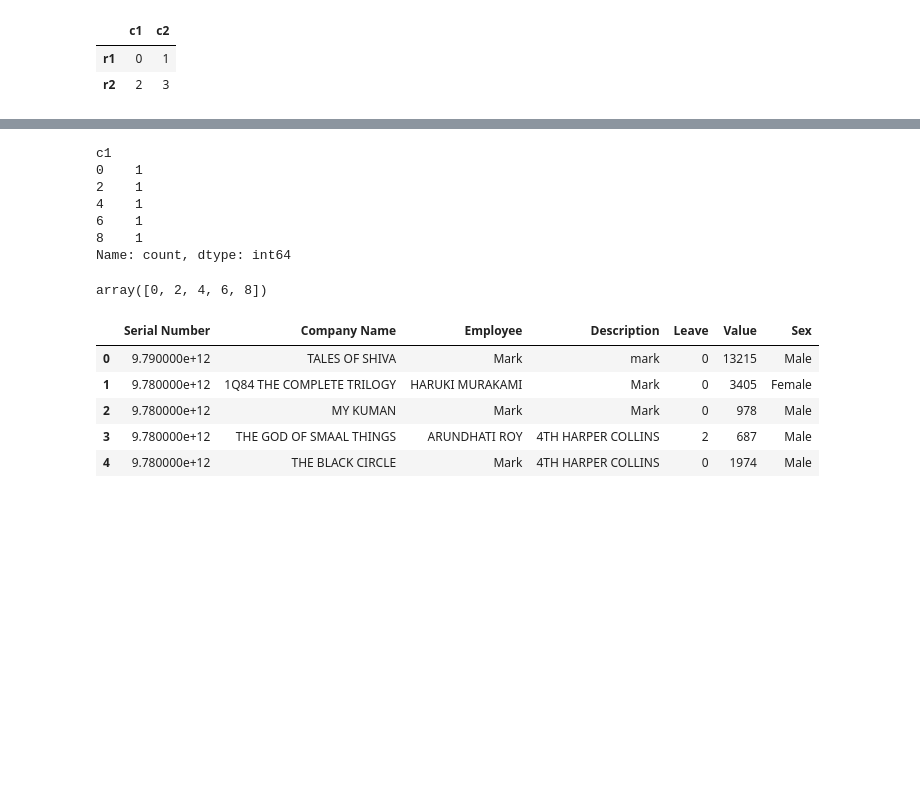
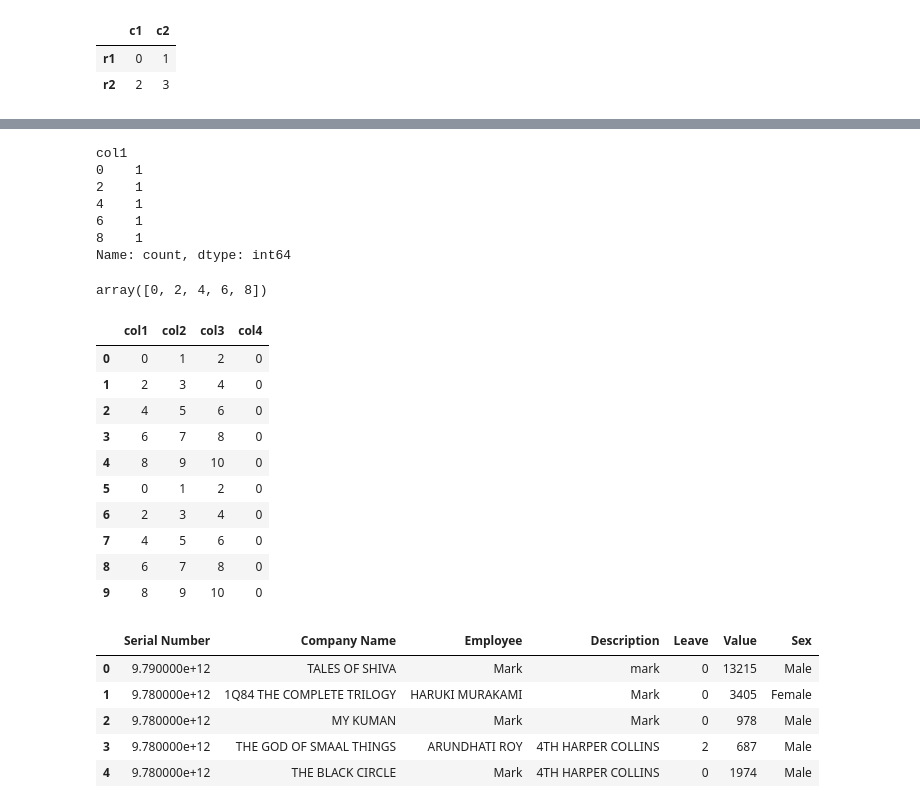
Before and after one commit to sivasb1019/Machine-Learning, a Jupyter notebook: pandas/1_SeriesAndDataFrame.ipynb, the cells around one changed output, grey strips where cells are left out. Drawn from its saved outputs; the diff is of its cells as text; code cells hidden in the pictures; blank space fills up the shorter version.

```diff
--- a/pandas/1_SeriesAndDataFrame.ipynb
+++ b/pandas/1_SeriesAndDataFrame.ipynb
@@ -110,0 +167,4 @@ array([[0, 1],
+# %%
+# To change the datatype of the column
+df["col2"] = df["col2"].astype(float)
+df
@@ -117 +185,5 @@ c2    0
 dtype: int64
+# %%
+df["col4"] = None
+df.fillna(value=0, inplace=True)
+df
@@ -117,0 +197,7 @@ dtype: int64
+# %%
+# To fill the null values in all columns
+df.fillna(value=0, inplace=True)
+# %%
+# To fill the null values in a specific columns
+df["col4"].fillna(0, inplace=True)
+df
@@ -118,8 +227,8 @@ dtype: int64
 # %%
 # To find number of times a value is present in the column
-df["c1"].value_counts()
+df["col1"].value_counts()
 # %% [output]
-c1
+col1
 0    1
 2    1
 4    1
@@ -132,5 +241,21 @@ df["c1"].unique()
 # %% [output]
 array([0, 2, 4, 6, 8])
+# %%
+# To combine two dataframes
+df2 = df
+pd.concat([df, df2], ignore_index=True)
+# %% [output]
+|  | col1 | col2 | col3 | col4 |
+| 0 | 0 | 1 | 2 | 0 |
+| 1 | 2 | 3 | 4 | 0 |
+| 2 | 4 | 5 | 6 | 0 |
+| 3 | 6 | 7 | 8 | 0 |
+| 4 | 8 | 9 | 10 | 0 |
+| 5 | 0 | 1 | 2 | 0 |
+| 6 | 2 | 3 | 4 | 0 |
+| 7 | 4 | 5 | 6 | 0 |
+| 8 | 6 | 7 | 8 | 0 |
+| 9 | 8 | 9 | 10 | 0 |
 # %%
 # Reading a csv file
 df = pd.read_csv("Sample500.csv")
```
Also changed, not shown: parts of 19 cells of this notebook.
